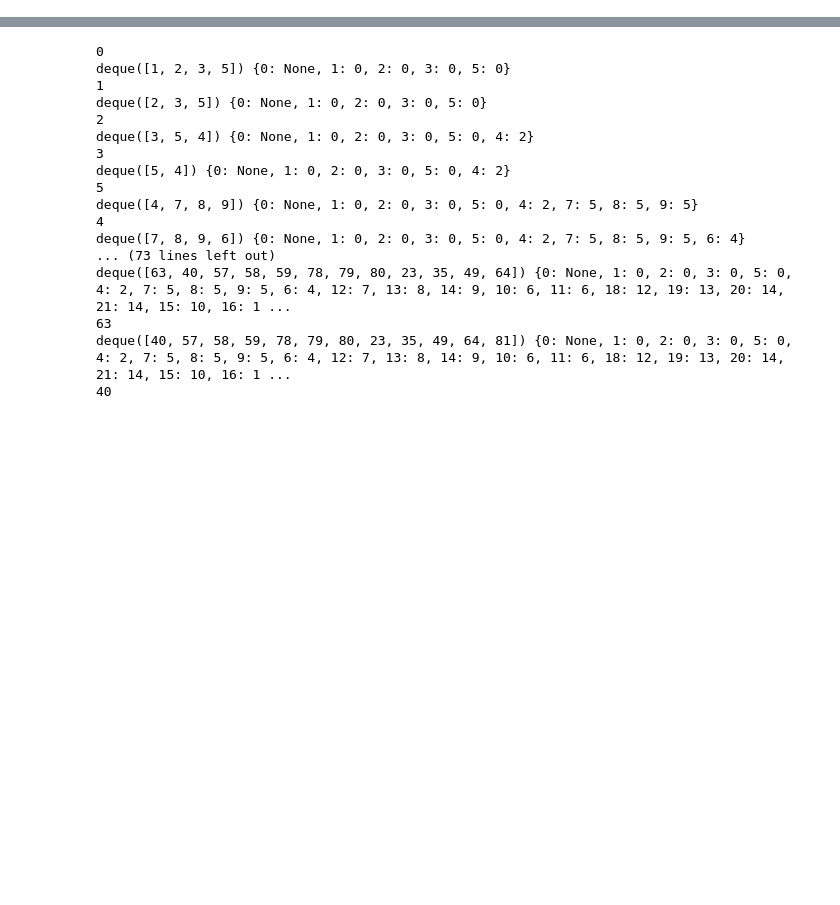
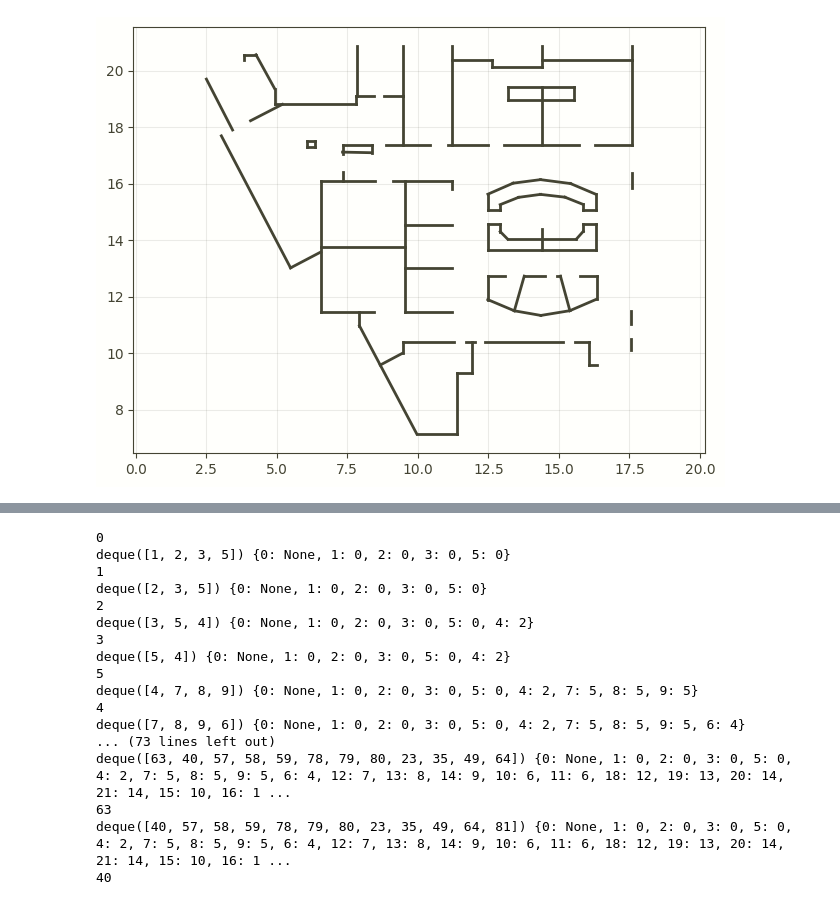
Before and after one commit to leaguilar/pysovist, a Jupyter notebook: example.ipynb, the cells around one changed output, grey strips where cells are left out. Saved outputs shown, nothing was run; the diff lists cells and outputs as text; code cells hidden in the pictures; blank space fills up the shorter version.

```diff
--- a/example.ipynb
+++ b/example.ipynb
@@ -1,19 +1,21 @@
 # %%
 from src.Data2D import Data2D
 
 ## Workflow:
 
 # 1. Instantiate an area/volume class
 vis_2d = Data2D()
 #segments = vis_2d.import_json('../lines_test.json')
 #segments = vis_2d.import_rhino('../rhino_test.3dm')
-#segments = vis_2d.import_csv('../lines_hospital.csv',start_xy=('x1','y1'),end_xy=('x2','y2'))
+#vis_2d.import_csv('../lines_hospital.csv',start_xy=('x1','y1'),end_xy=('x2','y2'))
 #vis_2d.import_svg('../lines_hospital.svg',pagewidth=20,curve_step=0.2)
-#vis_2d.import_pdf('../lines_hospital.pdf',page=1,pagewidth=20,curve_step=0.2,crop_extents=[0,0.8,0,1])
-vis_2d.import_image('../lines_hospital.pdf',page=1,pagewidth=20,curve_step=0.2,crop_extents=[0,0.8,0,1])
-#vis_2d.view_plan()
+vis_2d.import_pdf('../lines_hospital.pdf',page=1,pagewidth=20,curve_step=0.2,crop_extents=[0.1,0.9,0.1,1])
+#vis_2d.import_image('../lines_hospital.png',pagewidth=20,crop_extents=[0,0.8,0,1])
+vis_2d.view_plan()
 #vis_2d.import_array(segments)
 #print(vis_2d)
+# %% [output]
+[figure, added]
 # %%
 import matplotlib.pyplot as plt
 
```
Also changed, not shown: parts of 4 cells of this notebook, 6 other files.
